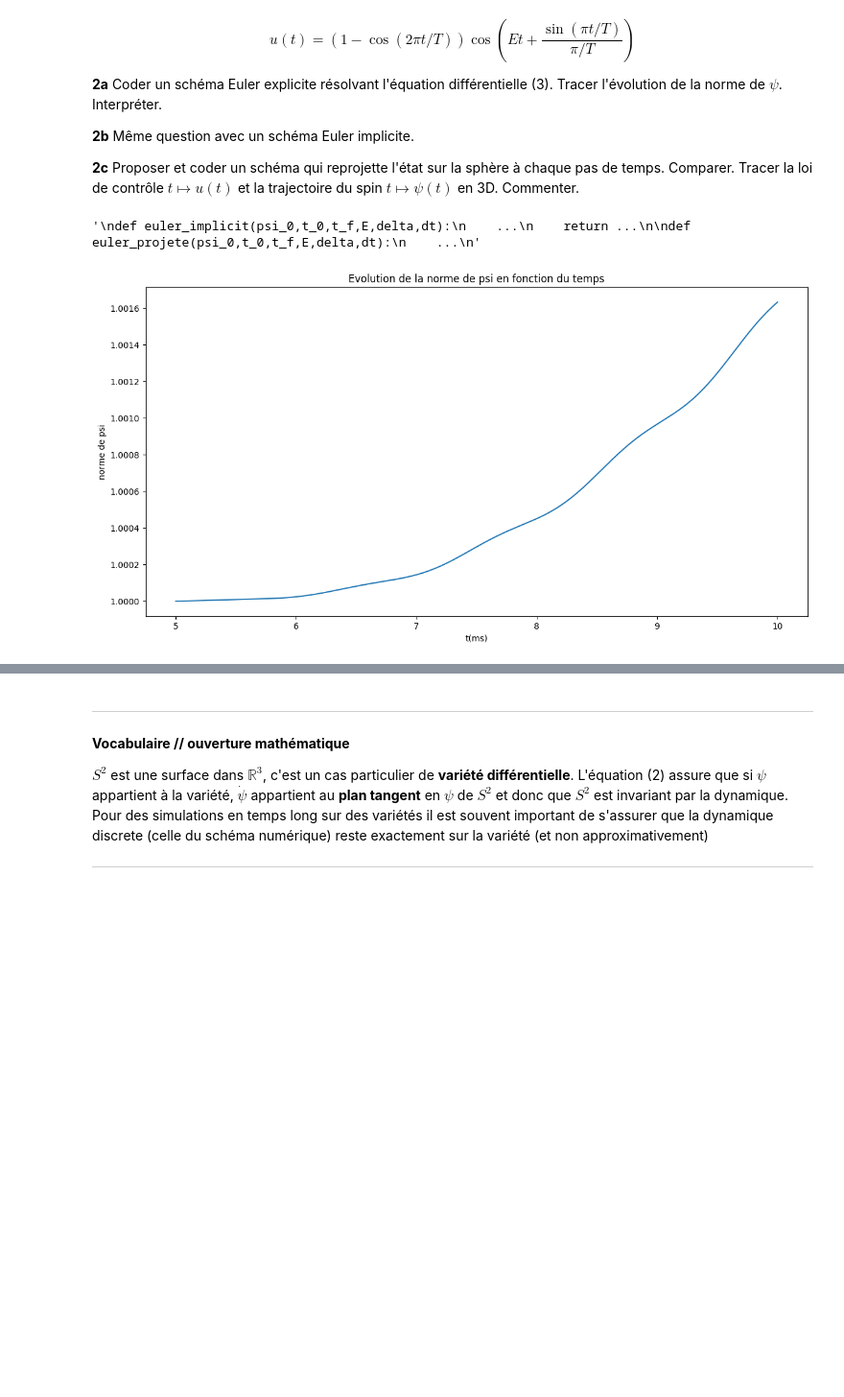
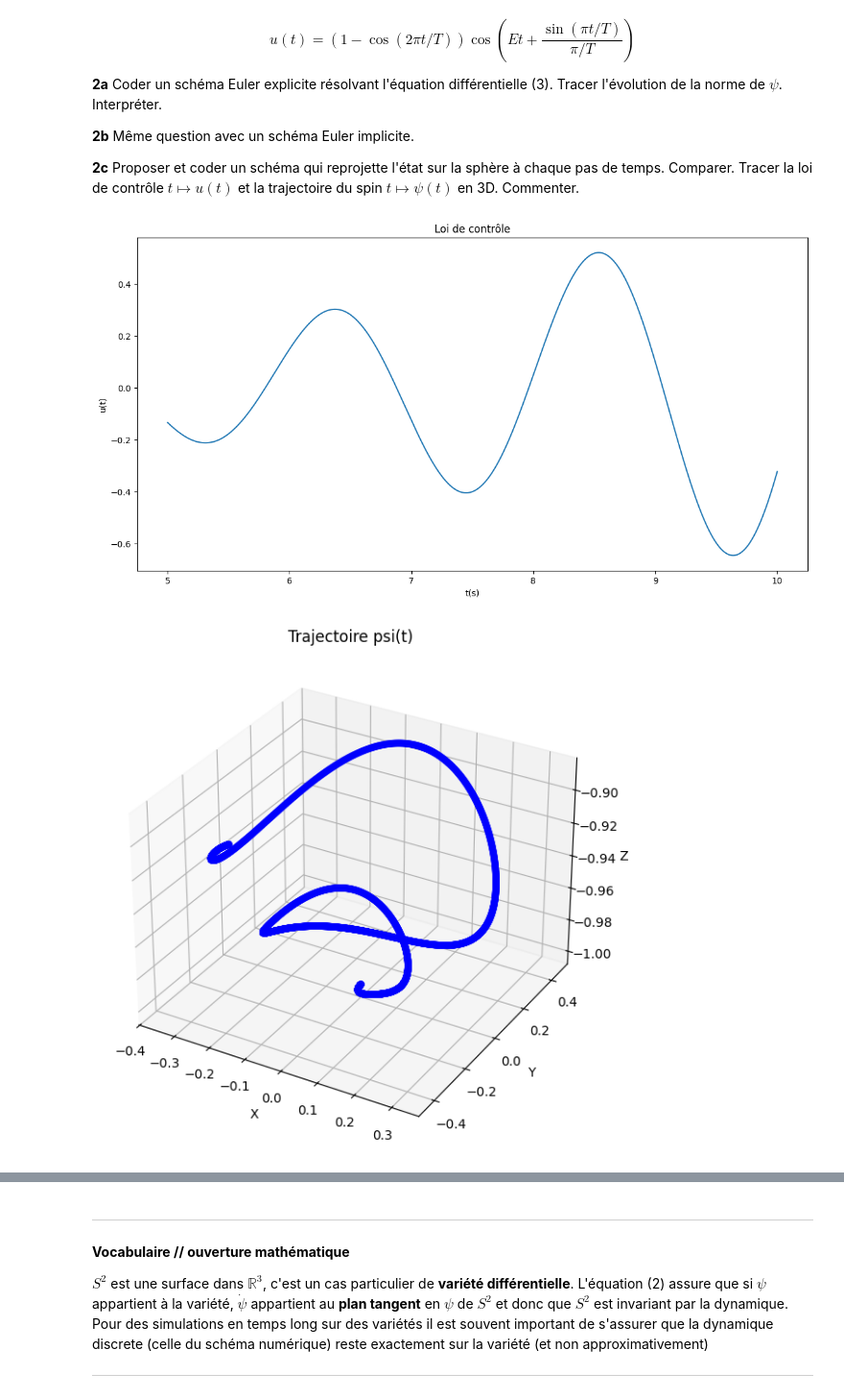
Before and after one commit to LouisedeFer/Equa-diff, a Jupyter notebook: Projet_Equations_Différentielles.ipynb, the cells around one changed output, grey strips where cells are left out. Shown: that part at 96% size. Drawn from its saved outputs; the diff is of its cells as text; code cells hidden in the pictures; blank space fills up the shorter version.

Commit message:
Euler_explicit

```diff
--- a/Projet_Equations_Différentielles.ipynb
+++ b/Projet_Equations_Différentielles.ipynb
@@ -101,7 +101,6 @@ Omega_z=np.array([[0,-1,0],[1,0,0],[0,0,0]])
 
 t_0=5
 t_f=10
-
 
 
 def euler_explicit(psi_0,t_0,t_f,E,delta,dt):
@@ -109,34 +108,75 @@ def euler_explicit(psi_0,t_0,t_f,E,delta,dt):
     t = t_0
     psi=psi_0
     while ts[-1]< t_f:
         t_next, psi_next = t + dt, psi + dt * (E*np.dot(Omega_z, psi)+delta*u(t)*np.dot(Omega_x, psi))
         ts=np.vstack([ts,t_next])
         psi_s=np.vstack([psi_s,psi_next])
         t, psi= t_next, psi_next
     return (ts,psi_s)
 
 
 def norme(psi) :
     return sqrt(psi[0]**2+psi[1]**2+psi[2]**2)
 
 
 (x,y)=euler_explicit(psi_0,t_0,t_f,E,delta,dt)
 res = np.apply_along_axis(norme, axis=1, arr=y)
+
+
+"""
 plt.figure()
 plt.title("Evolution de la norme de psi en fonction du temps")
-plt.xlabel('t(ms)')
+plt.xlabel('t(s)')
 plt.ylabel('norme de psi')
 plt.plot(x,res);
 
+""""
 
-"""
+
 def euler_implicit(psi_0,t_0,t_f,E,delta,dt):
     ...
     return ...
 
+
+"""
 def euler_projete(psi_0,t_0,t_f,E,delta,dt):
     ...
+
+
+
+#Traçage de la loi de contrôle u(t)
+
+res2=np.apply_along_axis(u, axis=1, arr=x)
+plt.figure()
+plt.title("Loi de contrôle")
+plt.xlabel('t(s)')
+plt.ylabel('u(t)')
+plt.plot(x,res2)
+
+#Traçage de la trajectoire psi(t) en 3D
+
+# Extraction des coordonnées
+X=y[:, 0]
+Y=y[:, 1]
+Z=y[:, 2]
+
+# Créer une figure
+fig = plt.figure()
+ax = fig.add_subplot(111, projection='3d')
+
+# Tracer les points en 3D
+ax.scatter(X, Y, Z, color='b', marker='o')
+
+# Ajouter des labels aux axes
+ax.set_xlabel('X')
+ax.set_ylabel('Y')
+ax.set_zlabel('Z')
+
+
+plt.title("Trajectoire psi(t)")
+plt.show();
+
 """
 # %% [output]
-'\ndef euler_implicit(psi_0,t_0,t_f,E,delta,dt):\n    ...\n    return ...\n\ndef euler_projete(psi_0,t_0,t_f,E,delta,dt):\n    ...\n'
-[figure, old version]
+[figure, new version]
+[figure, added]
```
Also changed, not shown: parts of 1 cell of this notebook.
